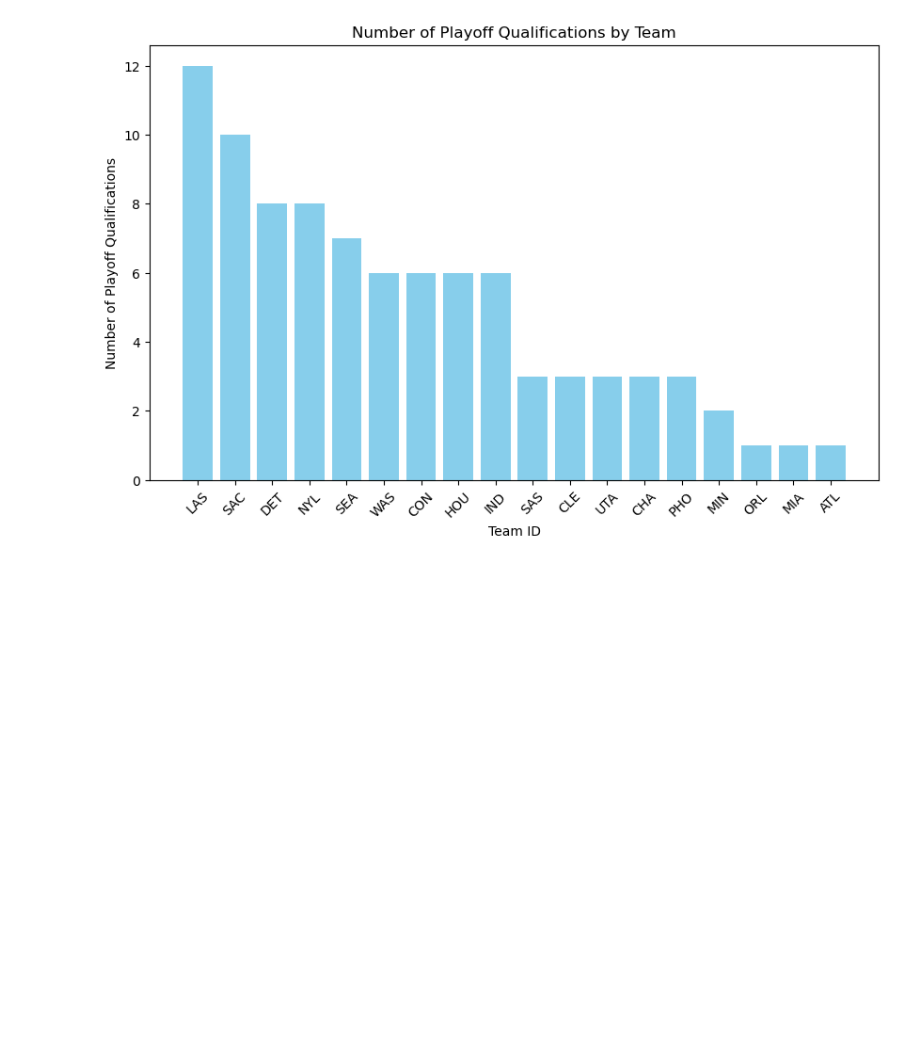
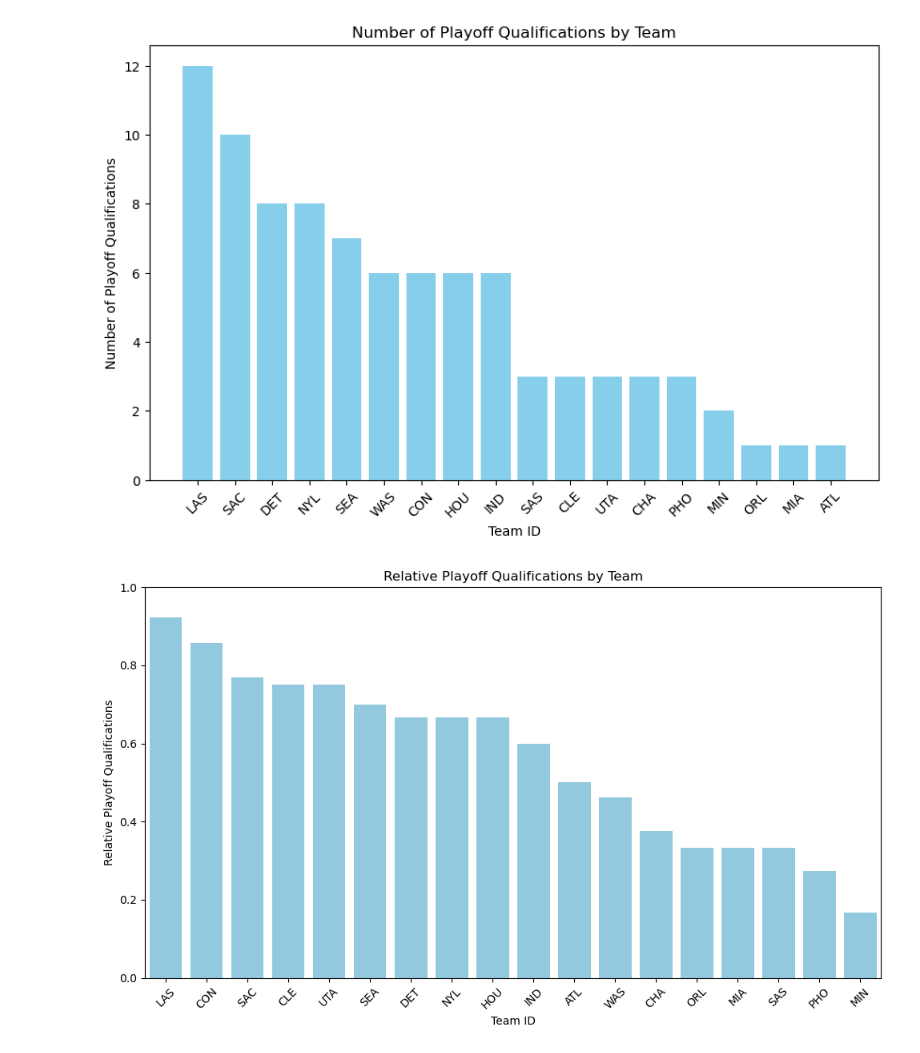
Before and after one commit to toni-santos/ac-2023, a Jupyter notebook: main.ipynb, the cells around one changed output. Drawn from its saved outputs; the diff is of its cells as text; code cells hidden in the pictures; blank space fills up the shorter version.

```diff
--- a/main.ipynb
+++ b/main.ipynb
@@ -214,4 +215,28 @@ plt.xticks(rotation=45)
 plt.show()
 # %% [output]
 [figure]
+# %%
+# Relative playoff qualifications plot
+
+# Group by 'tmID' and calculate total attempts (Y values + N values)
+total_attempts = cc_tm.groupby('tmID')['playoff'].count().reset_index(name = 'playoff_attempts')
+
+relative_wins = pd.merge(playoffs_count, total_attempts, on='tmID', suffixes=('_playoffs', '_attempts'))
+
+relative_wins['relative_wins'] = relative_wins['playoff_count'] / relative_wins['playoff_attempts']
+
+relative_wins = relative_wins.sort_values(by='relative_wins', ascending=False)
+
+
+plt.figure(figsize=(10, 6))
+sns.barplot(x='tmID', y='relative_wins', data=relative_wins, color='skyblue')
+plt.xlabel('Team ID')
+plt.ylabel('Relative Playoff Qualifications')
+plt.title('Relative Playoff Qualifications by Team')
+plt.xticks(rotation=45)
+plt.ylim(0.0, 1.0)
+plt.tight_layout()
+plt.show()
+# %% [output]
+[figure, added]
 # %%
```
Also changed, not shown: parts of 2 cells of this notebook, 10 other files.
